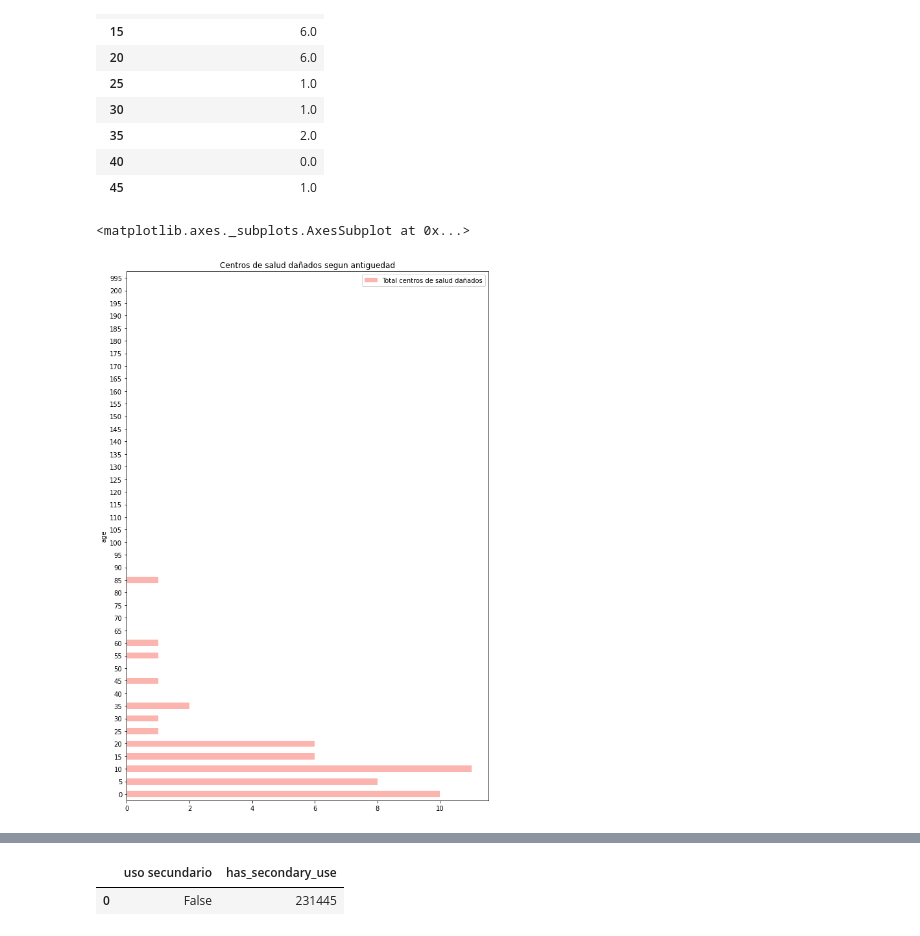
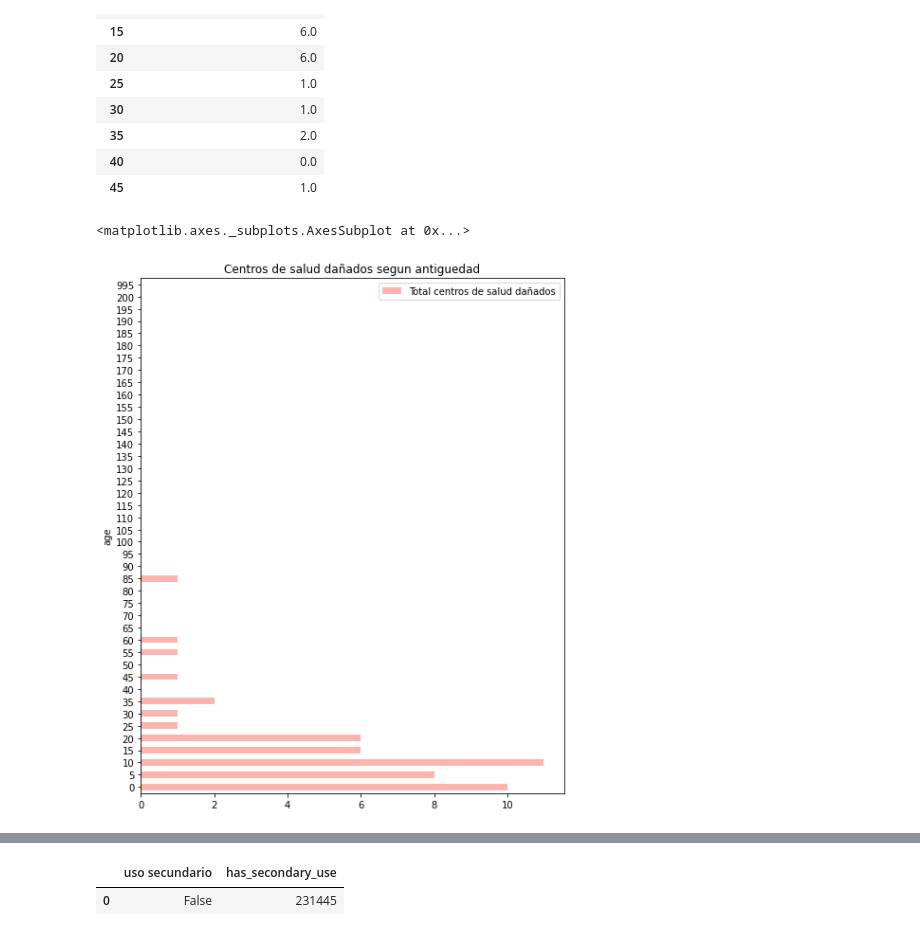
Before and after one commit to FranciscoGauna/TP-Datos-2021, a Jupyter notebook: Usos de las edificaciones.ipynb, the cells around one changed output, grey strips where cells are left out. Saved outputs shown, nothing was run; the diff lists cells and outputs as text; code cells hidden in the pictures.

```diff
--- a/Usos de las edificaciones.ipynb
+++ b/Usos de las edificaciones.ipynb
@@ -157,10 +220,10 @@ centrosSalud.head(10)
 | 45 | 1.0 |
 # %%
 centrosSalud.plot.barh(stacked = True, colormap='Pastel1', title='Centros de salud dañados segun antiguedad',\
-                       figsize =(10,15))
+                       figsize =(8,10))
 # %% [output]
 <matplotlib.axes._subplots.AxesSubplot at 0x...>
-[figure, old version]
+[figure, new version]
 # %%
 #Conclusión: La mayoría de los centros de salud dañados tienen una antiguedad de 10 años (11 centros)
 #y 0 años (10 centros), del total de 49 centros de salud dañados.
```
Also changed, not shown: parts of 18 cells of this notebook.
